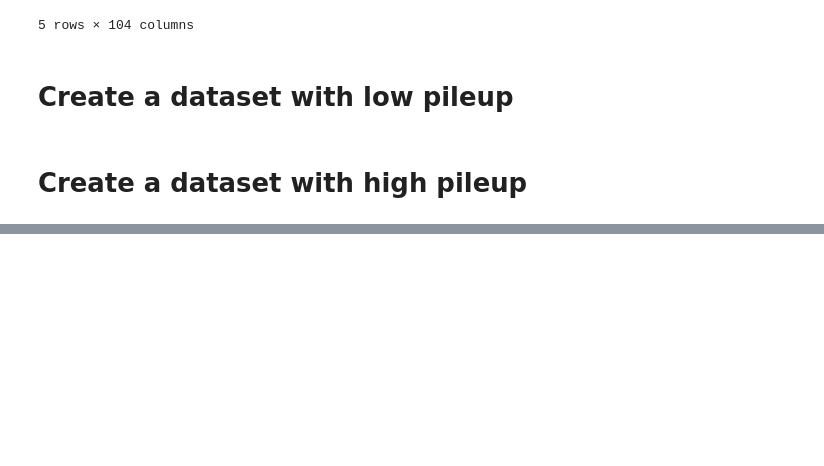
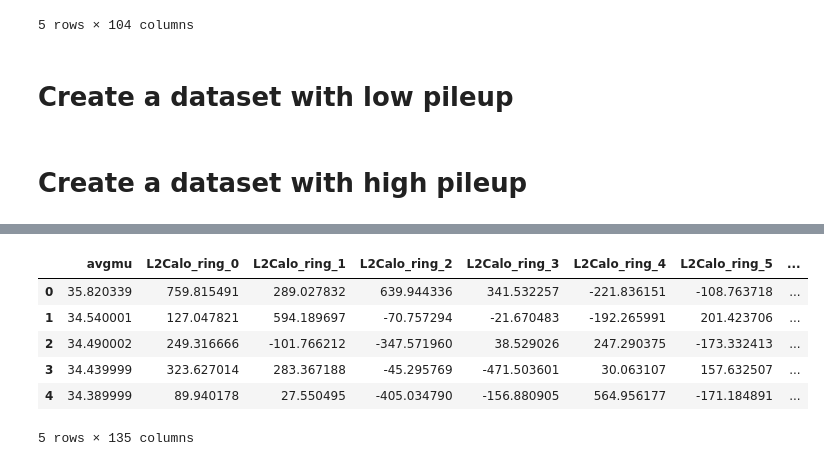
Before and after one commit to micaelverissimo/lifelong_ringer, a Jupyter notebook: notebooks/prepare_data.ipynb, the cells around one changed output, grey strips where cells are left out. Cells and saved outputs as stored; diff of their text form; code cells hidden in the pictures; blank space fills up the shorter version.

```diff
--- a/notebooks/prepare_data.ipynb
+++ b/notebooks/prepare_data.ipynb
@@ -103,0 +110,17 @@ high_mu_cond_df.to_csv(os.path.join(raw_path, 'cond_high_mu_data17_trn_data.csv'
+# %%
+et, eta   = 0, 0
+file_name = 'data17_13TeV.AllPeriods.sgn.probes_lhmedium_EGAM2.bkg.VProbes_EGAM7.GRL_v97_et%i_eta%i.npz'
+f         = dict(np.load(os.path.join(data17_path, file_name %(et, eta))))
+data17    = pd.DataFrame(data=f['data'], columns=f['features'])
+# add target info
+data17['target'] = f['target']
+
+data17.head()
+# %% [output]
+|  | avgmu | L2Calo_ring_0 | L2Calo_ring_1 | L2Calo_ring_2 | L2Calo_ring_3 | L2Calo_ring_4 | L2Calo_ring_5 | ... |
+| 0 | 35.820339 | 759.815491 | 289.027832 | 639.944336 | 341.532257 | -221.836151 | -108.763718 | ... |
+| 1 | 34.540001 | 127.047821 | 594.189697 | -70.757294 | -21.670483 | -192.265991 | 201.423706 | ... |
+| 2 | 34.490002 | 249.316666 | -101.766212 | -347.571960 | 38.529026 | 247.290375 | -173.332413 | ... |
+| 3 | 34.439999 | 323.627014 | 283.367188 | -45.295769 | -471.503601 | 30.063107 | 157.632507 | ... |
+| 4 | 34.389999 | 89.940178 | 27.550495 | -405.034790 | -156.880905 | 564.956177 | -171.184891 | ... |
+5 rows × 135 columns
```
Also changed, not shown: parts of 13 cells of this notebook, 10 other files.
